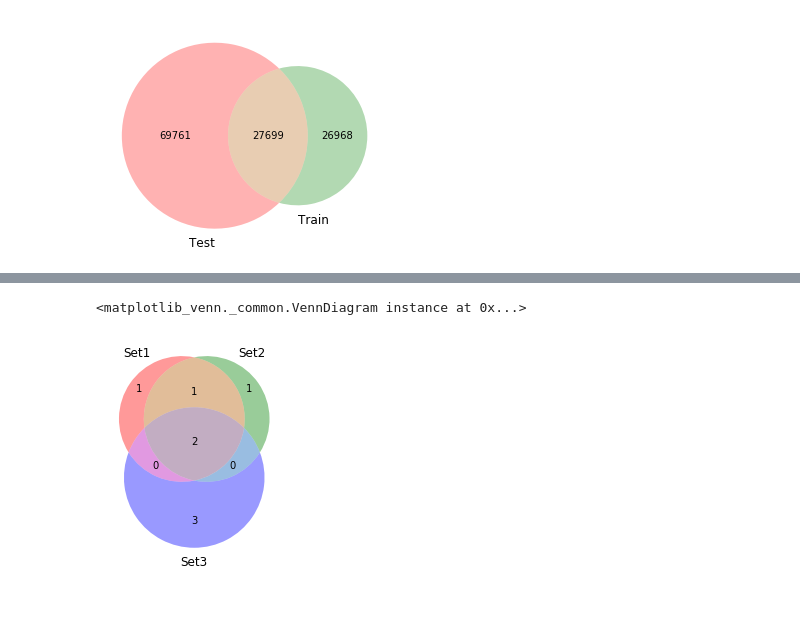
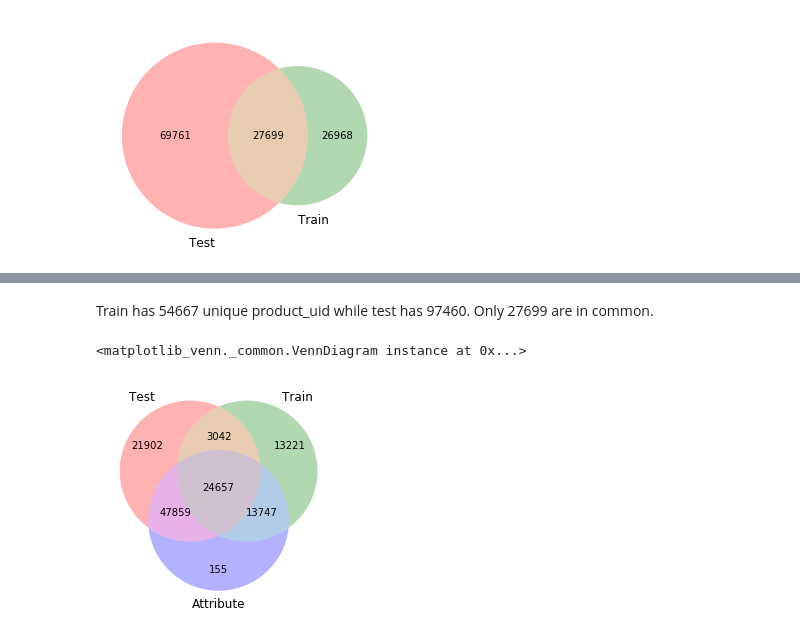
Before and after one commit to aspend/home_depot_product_search_relevance, a Jupyter notebook: code/Data exploration.ipynb, the cells around one changed output, grey strips where cells are left out. Cells and saved outputs as stored; diff of their text form; code cells hidden in the pictures; blank space fills up the shorter version.

```diff
--- a/code/Data exploration.ipynb
+++ b/code/Data exploration.ipynb
@@ -4,6 +4,14 @@ import numpy as np
 import matplotlib.pyplot as plt
 import matplotlib_venn as venn
 %matplotlib inline
+plt.style.use('ggplot')
+
+
+def categorical_bar(x_column, y_column, table):
+    temp = pd.crosstab(table[x_column], table[y_column].astype(bool))
+    temp.plot(kind='bar', stacked=True, color=['red','blue'])
+    plt.ylabel('users count')
+    plt.savefig('pictures/'+x_column+'.png')
 # %%
 attribute = pd.read_csv('../input/attributes.csv')
 product_description = pd.read_csv('../input/product_descriptions.csv')
@@ -94,9 +113,8 @@ set_attr
-# %%
-set1 = set(['A', 'B', 'C', 'D'])
-set2 = set(['B', 'C', 'D', 'E'])
-set3 = set(['C', 'D',' E', 'F', 'G'])
-
-venn.venn3([set1, set2, set3], ('Set1', 'Set2', 'Set3'))
-# %% [output]
-<matplotlib_venn._common.VennDiagram instance at 0x...>
-[figure, removed]
+# %% [markdown]
+Train has 54667 unique product_uid while test has 97460. Only 27699 are in common.
+# %%
+set_attributeId = set(attribute.product_uid.values)
+venn.venn3_unweighted([set_testId, set_trainId, set_attributeId],['Test','Train', 'Attribute'], alpha=0.3)
+# %% [output]
+<matplotlib_venn._common.VennDiagram instance at 0x...>
+[figure, added]
```
Also changed, not shown: parts of 12 cells of this notebook.
